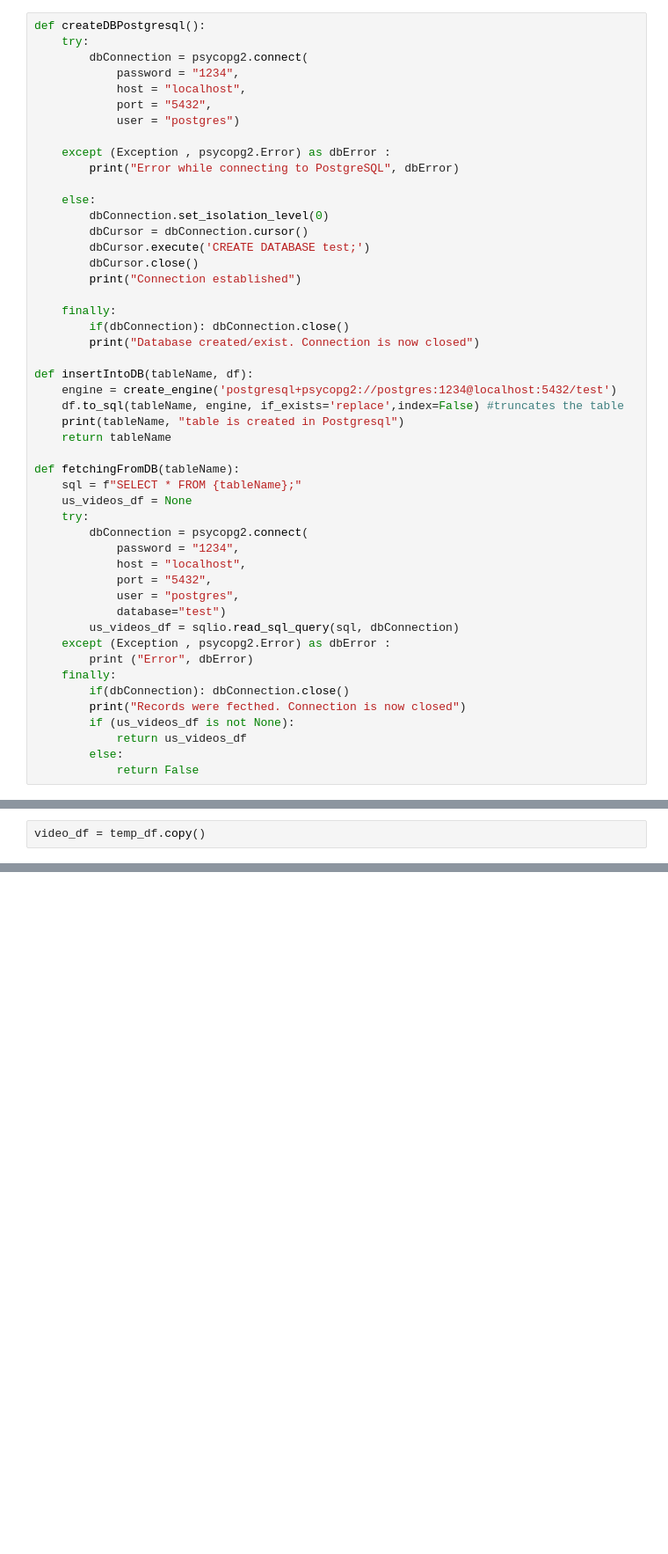
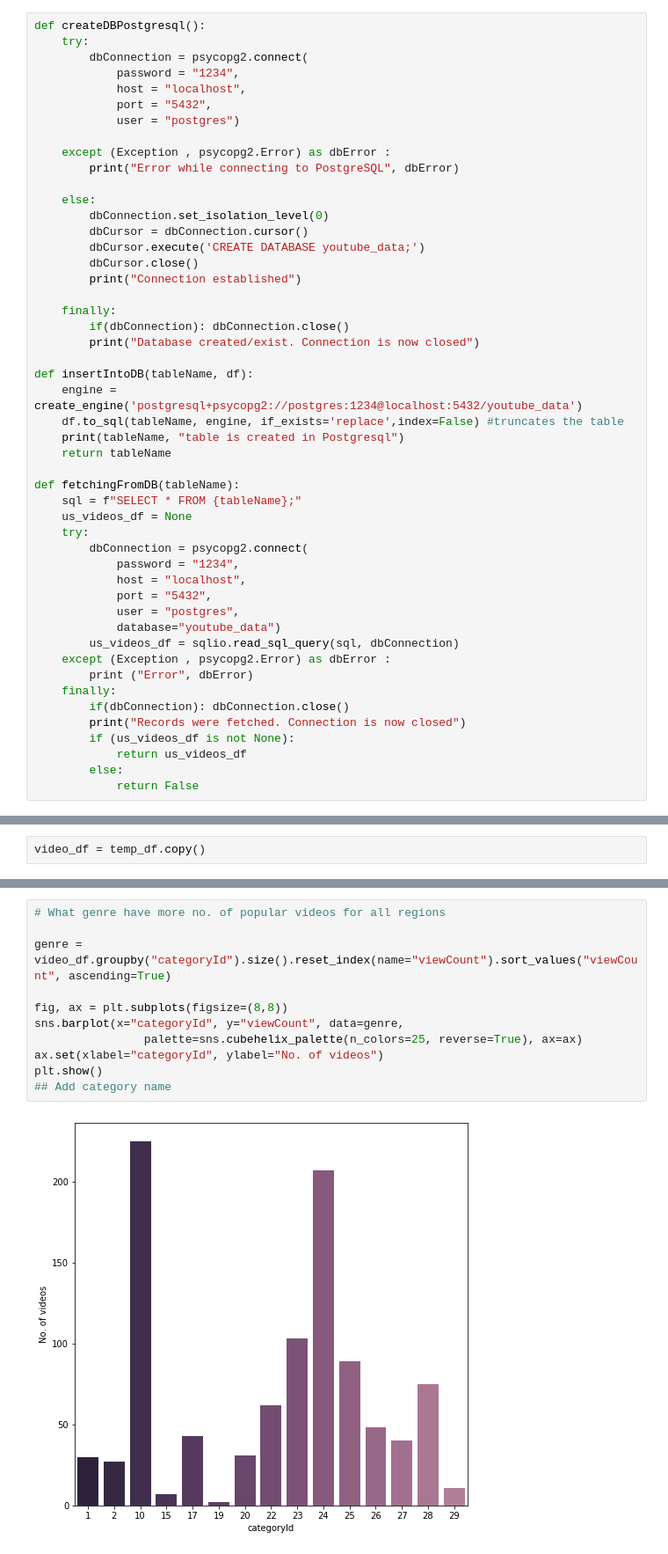
Before and after one commit to AdityaDarak22/video-streaming-data-analysis, a Jupyter notebook: src/youtube analysis.ipynb, the cells around one changed output, grey strips where cells are left out. Shown: that part at 88% size. Cells and saved outputs as stored; diff of their text form; blank space fills up the shorter version.

```diff
--- a/src/youtube analysis.ipynb
+++ b/src/youtube analysis.ipynb
@@ -521,7 +521,7 @@ def createDBPostgresql():
     else:
         dbConnection.set_isolation_level(0)
         dbCursor = dbConnection.cursor()
-        dbCursor.execute('CREATE DATABASE test;')
+        dbCursor.execute('CREATE DATABASE youtube_data;')
         dbCursor.close()
         print("Connection established")
 
@@ -530,7 +530,7 @@ def createDBPostgresql():
         print("Database created/exist. Connection is now closed")
 
 def insertIntoDB(tableName, df):
-    engine = create_engine('postgresql+psycopg2://postgres:1234@localhost:5432/test')
+    engine = create_engine('postgresql+psycopg2://postgres:1234@localhost:5432/youtube_data')
     df.to_sql(tableName, engine, if_exists='replace',index=False) #truncates the table
     print(tableName, "table is created in Postgresql")
     return tableName
@@ -544,13 +544,13 @@ def fetchingFromDB(tableName):
             host = "localhost",
             port = "5432",
             user = "postgres",
-            database="test")
+            database="youtube_data")
         us_videos_df = sqlio.read_sql_query(sql, dbConnection)
     except (Exception , psycopg2.Error) as dbError :
         print ("Error", dbError)
     finally:
         if(dbConnection): dbConnection.close()
-        print("Records were fecthed. Connection is now closed")
+        print("Records were fetched. Connection is now closed")
         if (us_videos_df is not None):
             return us_videos_df
         else:
@@ -796,0 +813,13 @@ memory usage: 108.5+ KB
+# %%
+# What genre have more no. of popular videos for all regions
+
+genre = video_df.groupby("categoryId").size().reset_index(name="viewCount").sort_values("viewCount", ascending=True)
+
+fig, ax = plt.subplots(figsize=(8,8))
+sns.barplot(x="categoryId", y="viewCount", data=genre,
+                palette=sns.cubehelix_palette(n_colors=25, reverse=True), ax=ax)
+ax.set(xlabel="categoryId", ylabel="No. of videos")
+plt.show()
+## Add category name
+# %% [output]
+[figure, added]
```
Also changed, not shown: parts of 23 cells of this notebook.
